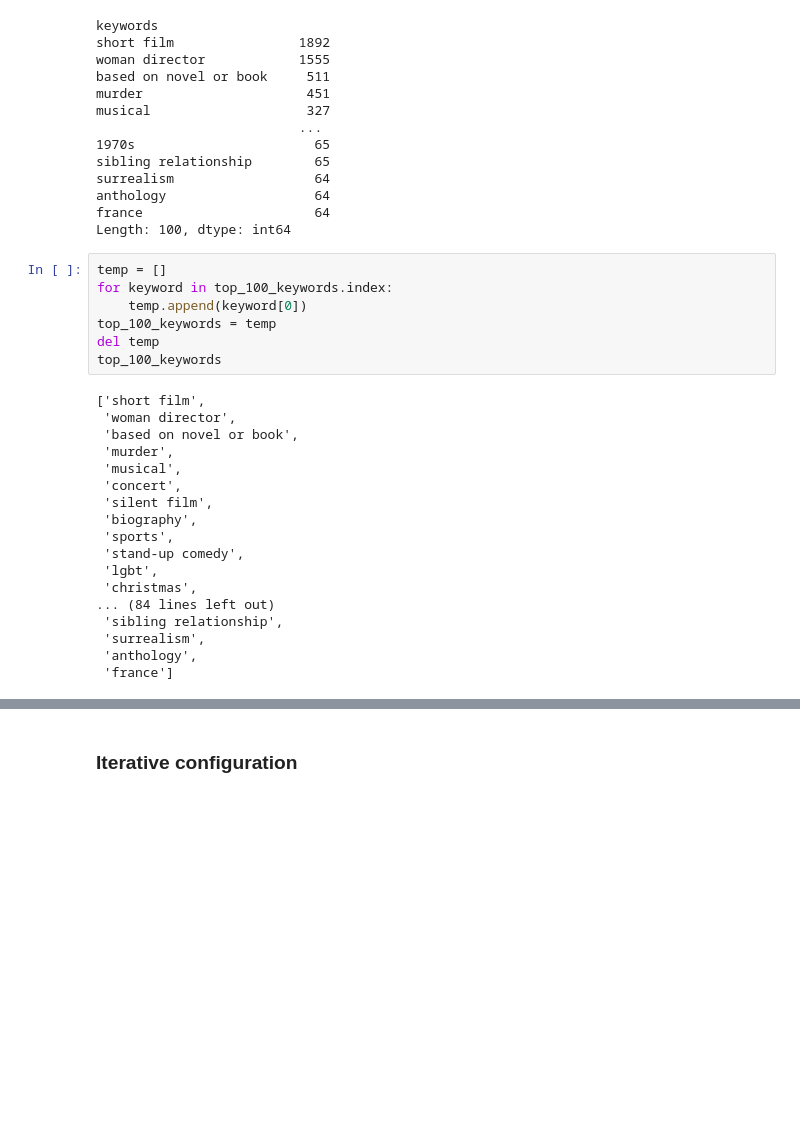
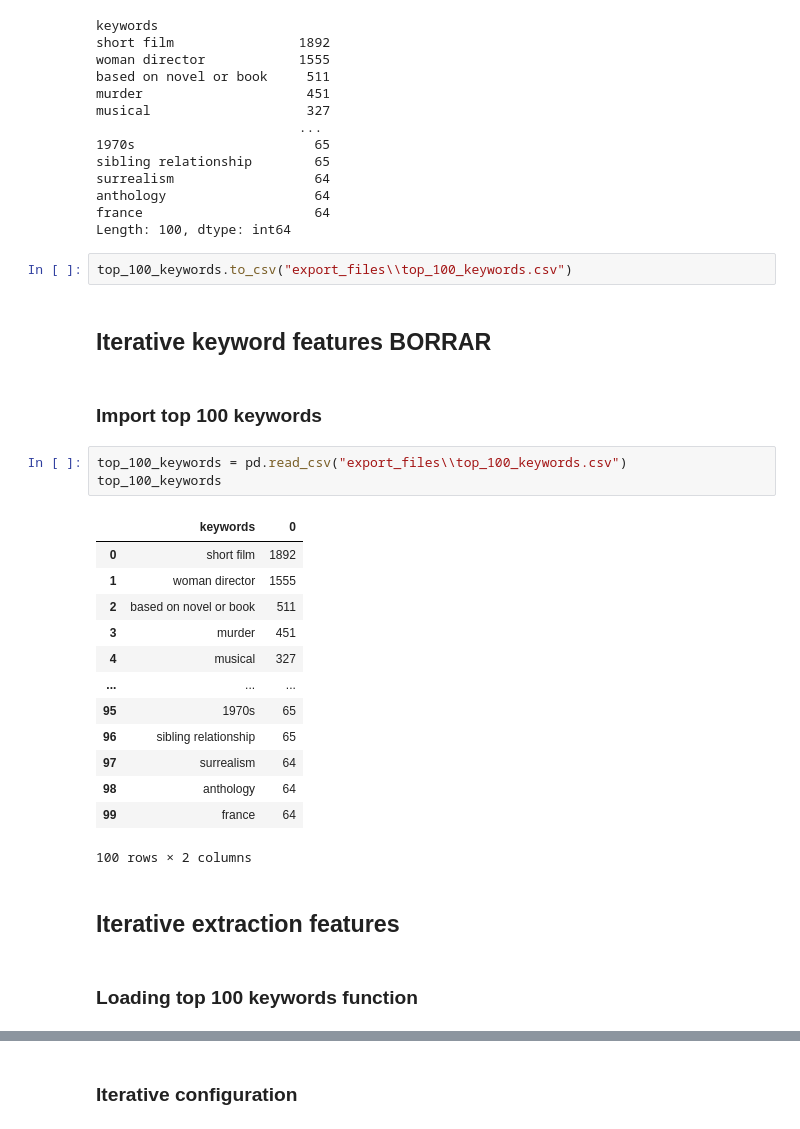
Before and after one commit to juanagsolano/content_based_filtering, a Jupyter notebook: etl_process_2.ipynb, the cells around one changed output, grey strips where cells are left out. Saved outputs shown, nothing was run; the diff lists cells and outputs as text; blank space fills up the shorter version.

```diff
--- a/etl_process_2.ipynb
+++ b/etl_process_2.ipynb
@@ -200,28 +210,30 @@ surrealism                  64
 anthology                   64
 france                      64
 Length: 100, dtype: int64
-# %%
-temp = []
-for keyword in top_100_keywords.index:
-    temp.append(keyword[0])
-top_100_keywords = temp
-del temp
-top_100_keywords
-# %% [output]
-['short film',
- 'woman director',
- 'based on novel or book',
- 'murder',
- 'musical',
- 'concert',
- 'silent film',
- 'biography',
- 'sports',
- 'stand-up comedy',
- 'lgbt',
- 'christmas',
-... (84 lines left out)
- 'sibling relationship',
- 'surrealism',
- 'anthology',
- 'france']
+# %%
+top_100_keywords.to_csv("export_files\\top_100_keywords.csv")
+# %% [markdown]
+## Iterative keyword features BORRAR
+# %% [markdown]
+### Import top 100 keywords
+# %%
+top_100_keywords = pd.read_csv("export_files\\top_100_keywords.csv")
+top_100_keywords
+# %% [output]
+|  | keywords | 0 |
+| 0 | short film | 1892 |
+| 1 | woman director | 1555 |
+| 2 | based on novel or book | 511 |
+| 3 | murder | 451 |
+| 4 | musical | 327 |
+| ... | ... | ... |
+| 95 | 1970s | 65 |
+| 96 | sibling relationship | 65 |
+| 97 | surrealism | 64 |
+| 98 | anthology | 64 |
+| 99 | france | 64 |
+100 rows × 2 columns
+# %% [markdown]
+## Iterative extraction features
+# %% [markdown]
+### Loading top 100 keywords function
```
Also changed, not shown: parts of 38 cells of this notebook, 3 other files.
